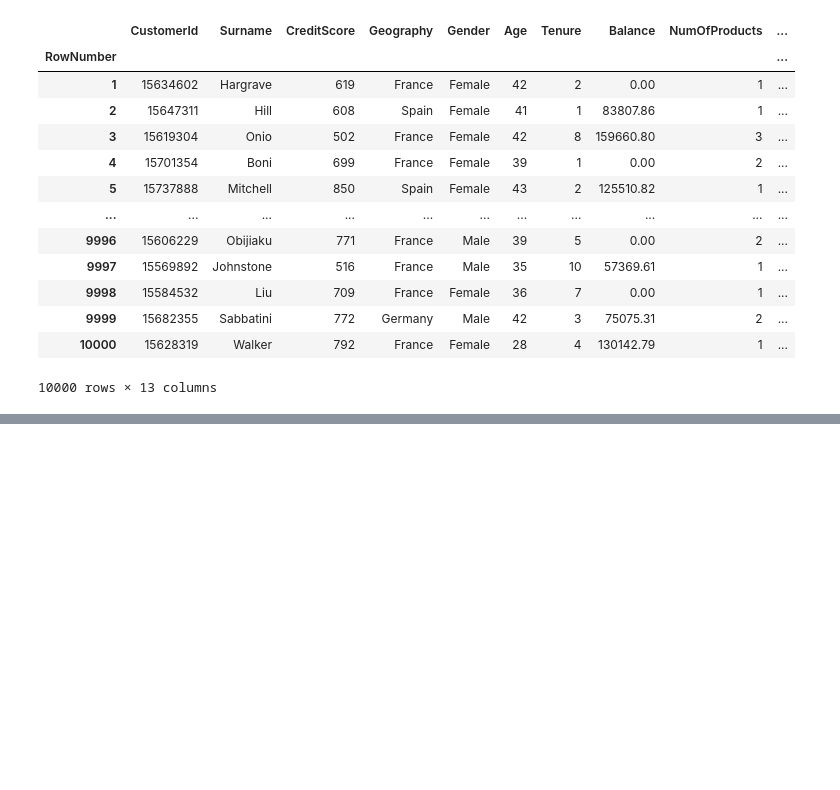
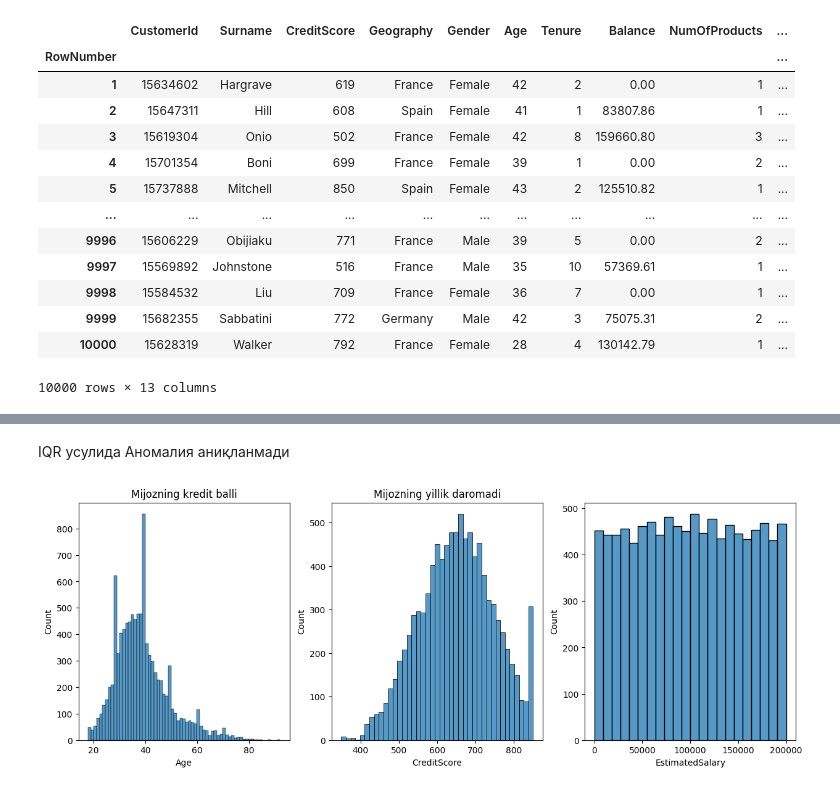
Before and after one commit to ulubeykhuja/Amaliyot, a Jupyter notebook: 18_CUSTOMER_CHURN_18_6_YAKUNIY_AMALIY_VAZIFA_Xujakulov_U.ipynb, the cells around one changed output, grey strips where cells are left out. Saved outputs shown, nothing was run; the diff lists cells and outputs as text; code cells hidden in the pictures; blank space fills up the shorter version.

```diff
--- a/18_CUSTOMER_CHURN_18_6_YAKUNIY_AMALIY_VAZIFA_Xujakulov_U.ipynb
+++ b/18_CUSTOMER_CHURN_18_6_YAKUNIY_AMALIY_VAZIFA_Xujakulov_U.ipynb
@@ -94,0 +197,20 @@ df
+# %% [markdown]
+IQR усулида Аномалия аниқланмади
+# %%
+fig, axes = plt.subplots(1,3, figsize=(15,5))
+
+# Age
+sns.histplot(x="Age", data=df, ax=axes[0])
+axes[0].set_title("Yoshi")
+
+# CreditScore
+sns.histplot(x="CreditScore", data=df, ax=axes[1])
+axes[0].set_title("Mijozning kredit balli")
+
+# EstimatedSalary
+sns.histplot(x="EstimatedSalary", data=df, ax=axes[2])
+axes[1].set_title("Mijozning yillik daromadi")
+
+plt.show()
+# %% [output]
+[figure, added]
```
Also changed, not shown: parts of 40 cells of this notebook.
